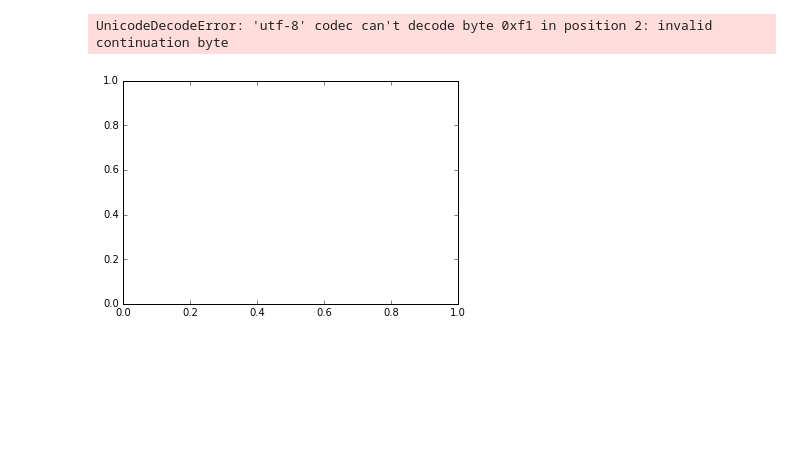
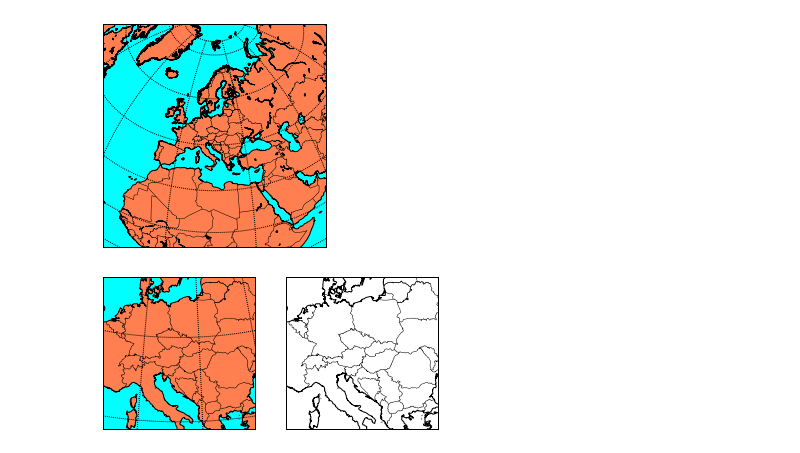
Before and after one commit to jackofalltradesprogrammer/ScientificComputing2, a Jupyter notebook: lectures_practice/Lecture_5/Untitled.ipynb, the cells around one changed output. Drawn from its saved outputs; the diff is of its cells as text; code cells hidden in the pictures; blank space fills up the shorter version.

Commit message:
Lecture 5 36:14 mins - plotting sub_plots

```diff
--- a/lectures_practice/Lecture_5/Untitled.ipynb
+++ b/lectures_practice/Lecture_5/Untitled.ipynb
@@ -1,24 +1,60 @@
 # %%
 import mpl_toolkits.basemap as bm
 import matplotlib.pyplot as plt
 import numpy as np
 
-theMap = bm.Basemap(projection='ortho', lat_0 = 48.2, lon_0=16.4)
-# theMap = bm.Basemap(projection='ortho',
-#                     lat_0=48.2, lon_0=16.4,
-#                     llcrnry=4000000.0, llcrnrx=4000000.0,
-#                     urcrnry=4000000.0, urcrnrx=4000000.0,resolution='i', area_thresn=1000)
-theMap.drawcounties()
+
+theMap = bm.Basemap(projection='ortho',
+                   lat_0=48.2, lon_0=16.4,
+                   llcrnry=-4000000.0, llcrnrx=-4000000.0,
+                   urcrnry=4000000.0, urcrnrx=4000000.0,
+                   resolution='i', area_thresh=1000)
+
+
+theMap.drawcountries()
 theMap.drawcoastlines()
 
 theMap.fillcontinents(color='coral', lake_color='aqua')
 theMap.drawmapboundary(fill_color='aqua')
 
-
+theMap.drawparallels( np.arange(0, 90, 15))
+theMap.drawmeridians( np.arange(-120, 120, 30))
 
 plt.show()
 
 # start watching at 28:26 Lecture 5
 # %% [output]
-UnicodeDecodeError: 'utf-8' codec can't decode byte 0xf1 in position 2: invalid continuation byte
-[figure, old version]
+[figure, new version]
+# %%
+# Single map, two subplots
+theMap = bm.Basemap(projection='ortho',
+                   lat_0=48.2, lon_0=16.4,
+                   llcrnry=-1000000.0, llcrnrx=-1000000.0,
+                   urcrnry=1000000.0, urcrnrx=1000000.0,
+                   resolution='i', area_thresh=1000)
+
+fig = plt.figure()
+
+# We are changing state to subplot 1
+ax1 = fig.add_subplot(121)
+
+theMap.drawcountries()
+theMap.drawcoastlines()
+theMap.fillcontinents(color='coral', lake_color='aqua')
+theMap.drawmapboundary(fill_color='aqua')
+# theMap.bluemarble()
+
+# We are changing state to subplot 1
+ax1 = fig.add_subplot(122)
+
+theMap.drawcountries()
+theMap.drawcoastlines()
+
+# Ooops, let's go back to subplot 1 and draw a grid
+ax1 = fig.add_subplot(121)
+theMap.drawparallels( np.arange(0, 360, 10))
+theMap.drawmeridians( np.arange(-90, 90, 10))
+
+plt.show()
+# %% [output]
+[figure, added]
```
